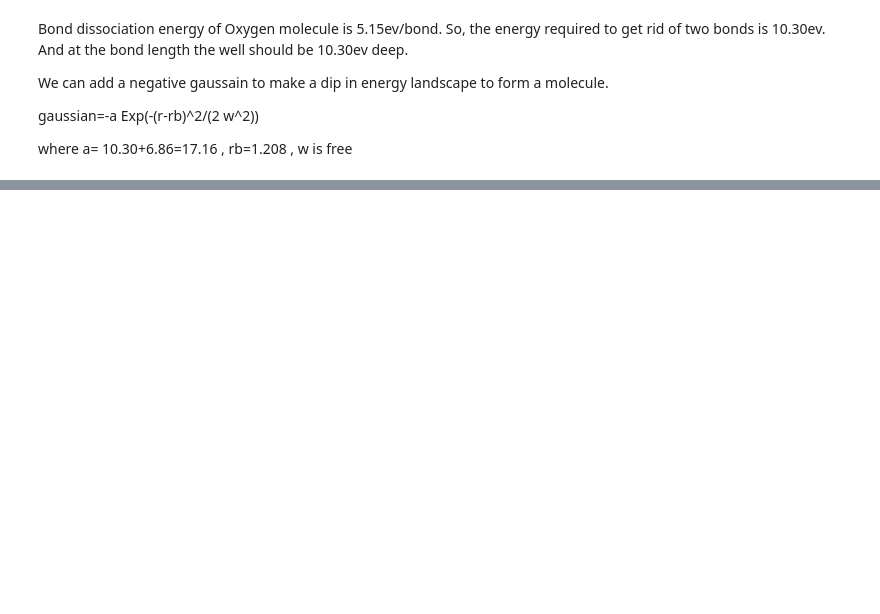
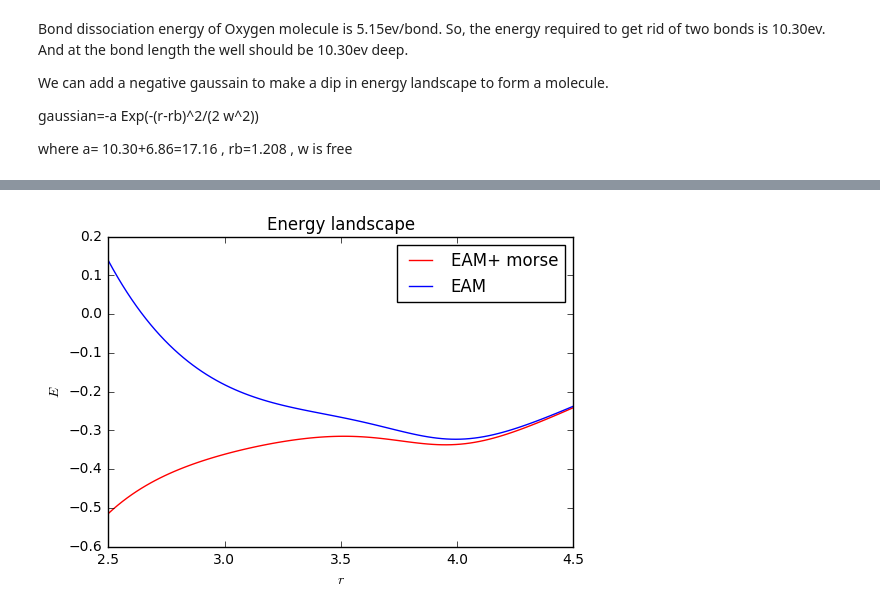
Before and after one commit to 123daimanu/DR_EAM, a Jupyter notebook: EAM_OxygenZhou2005.ipynb, the cells around one changed output, grey strips where cells are left out. Saved outputs shown, nothing was run; the diff lists cells and outputs as text; code cells hidden in the pictures; blank space fills up the shorter version.

```diff
--- a/EAM_OxygenZhou2005.ipynb
+++ b/EAM_OxygenZhou2005.ipynb
@@ -108,0 +109,11 @@ lab.plot(r,F_OU+phi2005+morseO,'r')
+# %%
+lab.plot(r,F_OU+phi2005+morseO,'r',label="EAM+ morse")
+lab.plot(r,F_OU+phi2005,'b',label="EAM")
+lab.legend()
+lab.xlabel("$r$")
+lab.ylabel("$E$")
+lab.title("Energy landscape")
+lab.savefig("plot3.ps")
+lab.show()
+# %% [output]
+[figure, added]
```
Also changed, not shown: parts of 5 cells of this notebook.
